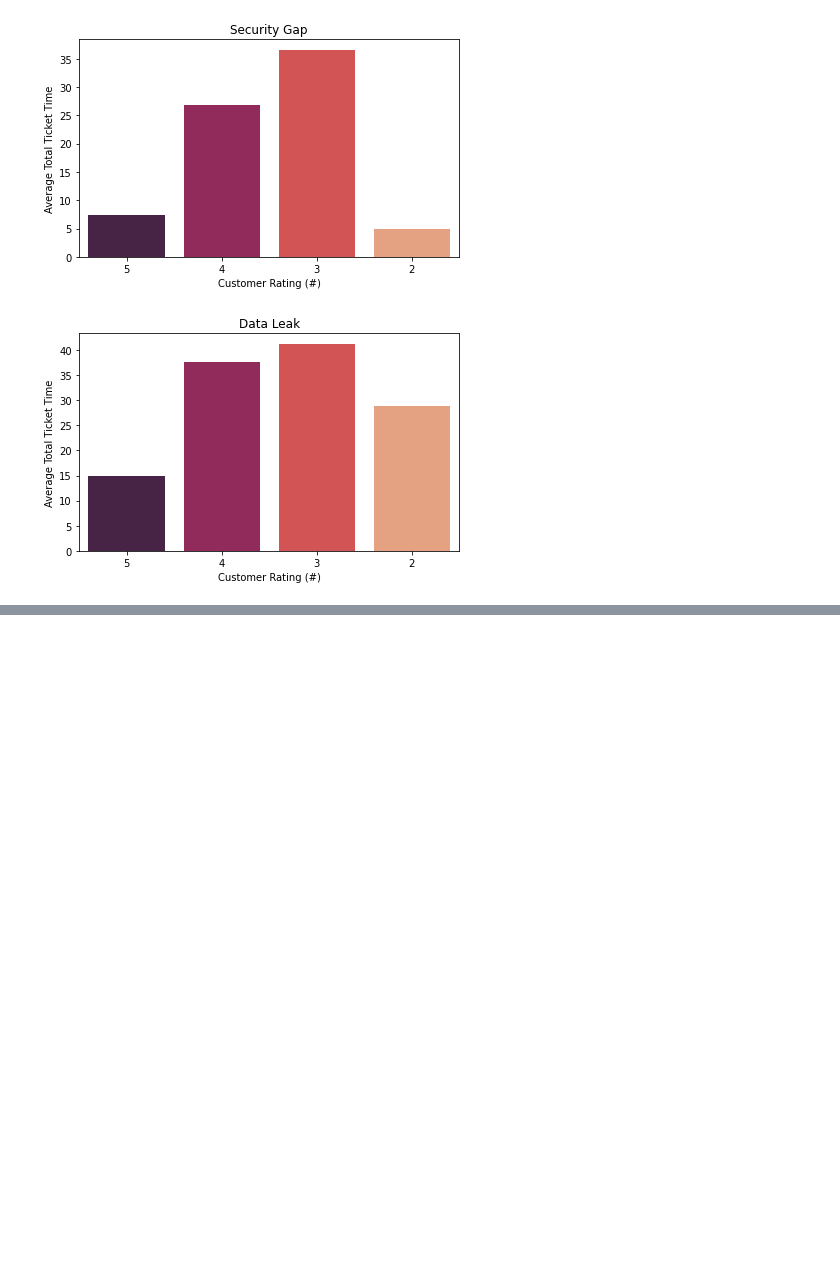
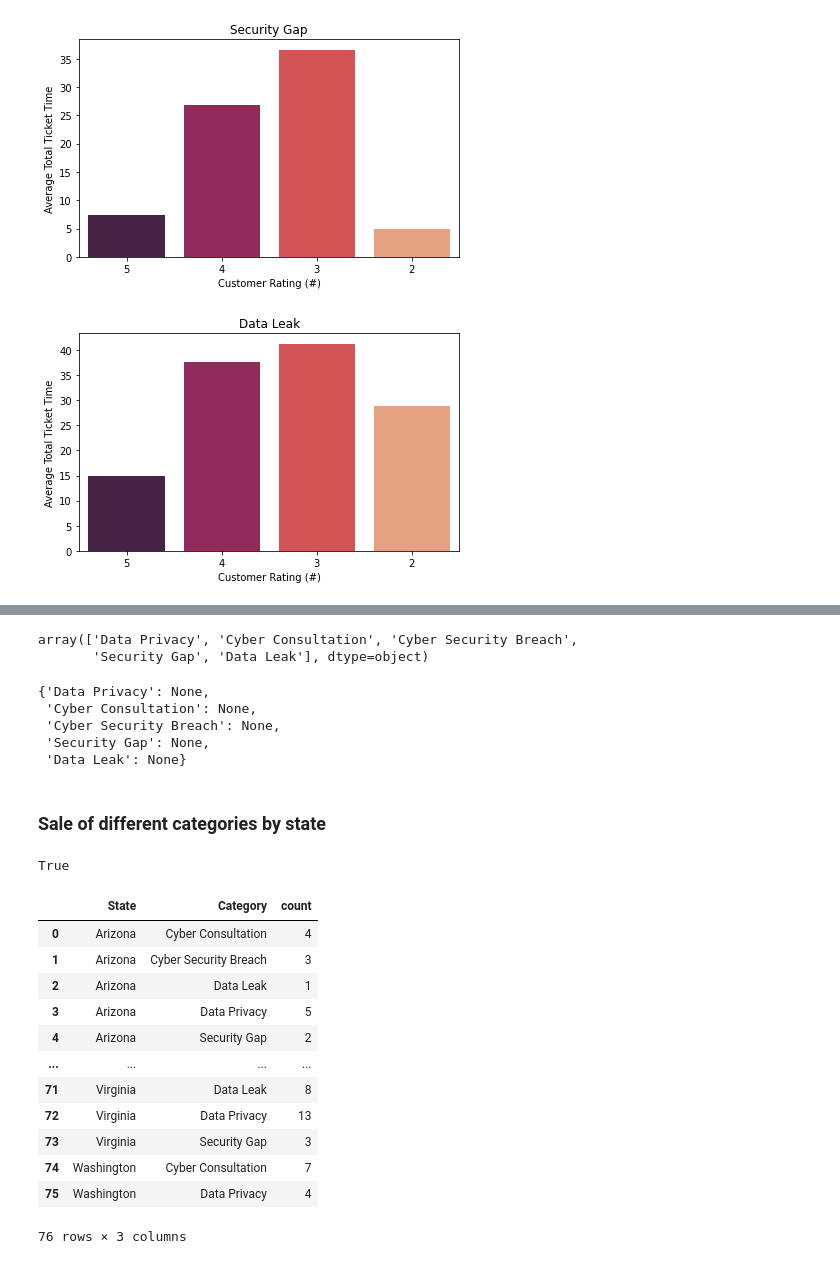
Before and after one commit to guiOsorio/Cybersecurity-Consulting-Viz, a Jupyter notebook: Analysis.ipynb, the cells around one changed output, grey strips where cells are left out. Drawn from its saved outputs; the diff is of its cells as text; code cells hidden in the pictures; blank space fills up the shorter version.

```diff
--- a/Analysis.ipynb
+++ b/Analysis.ipynb
@@ -427,0 +448,46 @@ The reason why these relationships vary is uncertain and may require domain-spec
+# %%
+# Store category names
+cat_names = data['Category'].unique()
+cat_names
+# %% [output]
+array(['Data Privacy', 'Cyber Consultation', 'Cyber Security Breach',
+       'Security Gap', 'Data Leak'], dtype=object)
+# %%
+# Create dict and store category names as keys
+cat_eval_dict = {}
+for cat in cat_names: cat_eval_dict[cat] = None
+cat_eval_dict
+# %% [output]
+{'Data Privacy': None,
+ 'Cyber Consultation': None,
+ 'Cyber Security Breach': None,
+ 'Security Gap': None,
+ 'Data Leak': None}
+# %% [markdown]
+### Sale of different categories by state
+# %%
+# Rank all relevant states on # of tickets by category
+# create new dataframe with only data from relevant states
+data_relevant = data.loc[data['State'].isin(relevant_states),:].reset_index().drop(['index'], axis=1)
+print(len(data_relevant['State'].unique()) == len(relevant_states)) # conversion done correctly
+
+# group by state and category
+count_bystatecat = data_relevant.groupby(['State', 'Category'])
+# count occurences of tickets for each category in each state and store it in a column named 'count'
+count_bystatecat = count_bystatecat['Ticket No'].size().reset_index(name='count')
+count_bystatecat
+# %% [output]
+True
+|  | State | Category | count |
+| 0 | Arizona | Cyber Consultation | 4 |
+| 1 | Arizona | Cyber Security Breach | 3 |
+| 2 | Arizona | Data Leak | 1 |
+| 3 | Arizona | Data Privacy | 5 |
+| 4 | Arizona | Security Gap | 2 |
+| ... | ... | ... | ... |
+| 71 | Virginia | Data Leak | 8 |
+| 72 | Virginia | Data Privacy | 13 |
+| 73 | Virginia | Security Gap | 3 |
+| 74 | Washington | Cyber Consultation | 7 |
+| 75 | Washington | Data Privacy | 4 |
+76 rows × 3 columns
```
Also changed, not shown: parts of 6 cells of this notebook.
